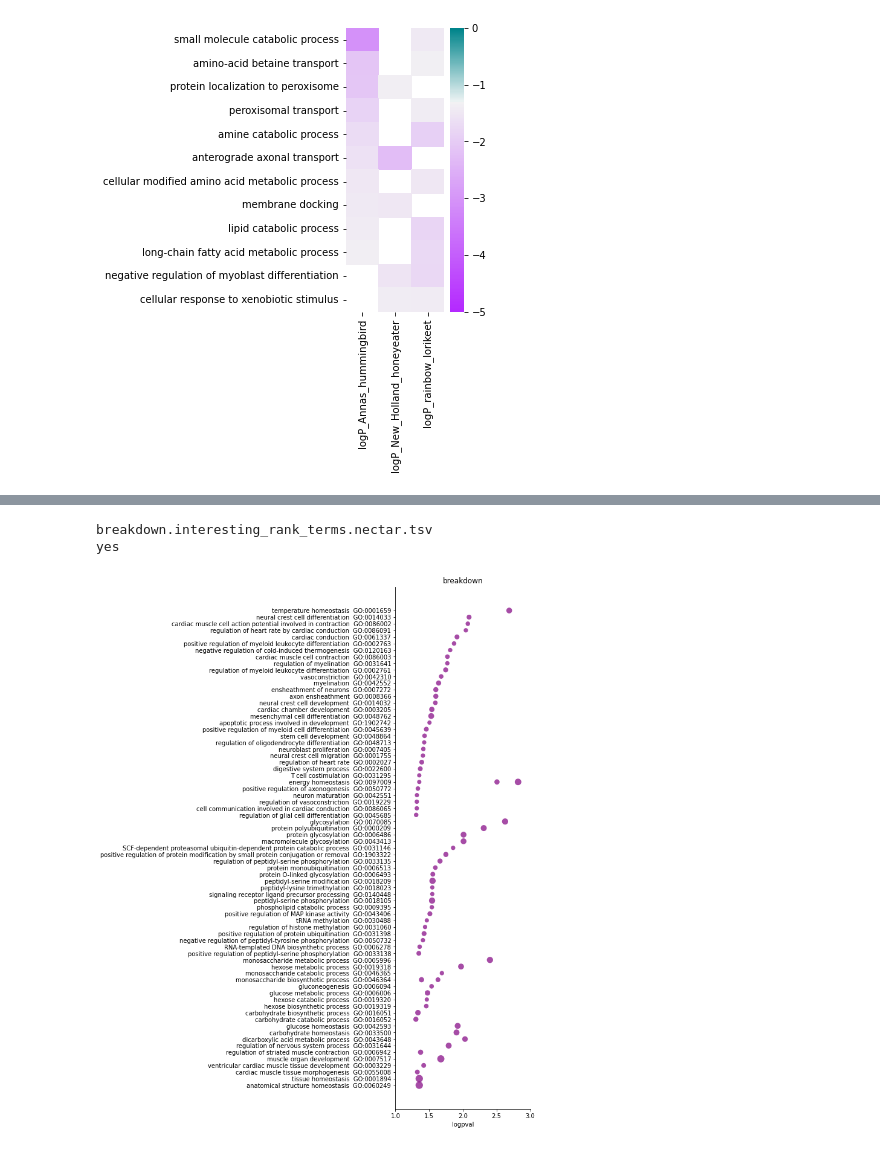
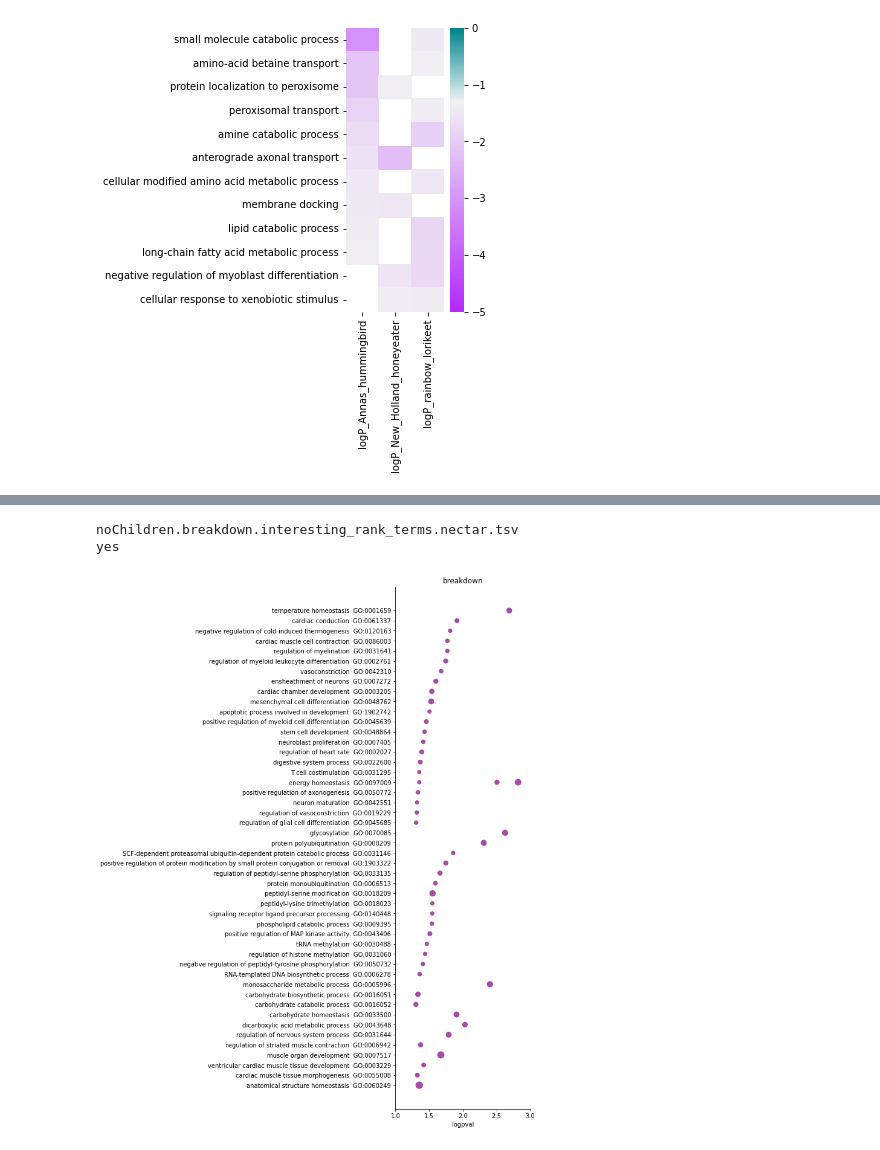
Before and after one commit to osipovarev/absrel, a Jupyter notebook: enrich_go_analysis.ipynb, the cells around one changed output, grey strips where cells are left out. Drawn from its saved outputs; the diff is of its cells as text; code cells hidden in the pictures.

Commit message:
backed up changes from Tue Feb 20 15:38:33 EST 2024 in the project /Users/osipova/Documents/LabDocs/NectarivoryProject/absrel

```diff
--- a/enrich_go_analysis.ipynb
+++ b/enrich_go_analysis.ipynb
@@ -245,7 +245,7 @@ nonzero_dbs = []
 for db in dbs:
 #     file_name = 'PopGen_{}/SF2.go_enrich.1Mb_domain.tsv'.format(db)
 #     file_name = 'represent_GO.rank{}.tsv'.format(db)
-    file_name = 'breakdown.interesting_rank_terms.nectar.tsv'
+    file_name = 'noChildren.breakdown.interesting_rank_terms.nectar.tsv'
     print(file_name)
     file_data = glob(dir_path + file_name)[0]
     df = pd.read_csv(file_data, sep='\t')
@@ -268,35 +268,35 @@ fig, axes = plt.subplots(len(nonzero_dbs), 1, gridspec_kw={'height_ratios': db_r
                          figsize=(4, 20*len(nonzero_dbs)))
 
 c = 'purple'
 min_ratio = 50
 max_ratio = 150
 plims = (1, 3)
 
 i = 0
 for db in nonzero_dbs:
     try:
         axi = axes[i]
     except TypeError:
         axi = axes
 
     dfi = DF_dbs[db]
     sns.scatterplot(ax=axi, data=dfi, x='logpval', y='GOfull', size='ratio',
                     sizes=(min_ratio, max_ratio), color=c, alpha=0.7, linewidth=0)
     axi.set(xlim=plims, ylabel='')
     axi.set_title(db)
     axi.legend([], [], frameon=False)
     i += 1
 
 sns.despine(fig=None, ax=None, left=False, bottom=False, offset=None, trim=False)
 fig.subplots_adjust(bottom=0, top=0.6, wspace=0, hspace=0.6)
 fig.tight_layout()
 
 pdf_name = '.pdf'
 # fig.savefig(pdf_name, bbox_inches='tight')
 # %% [output]
-breakdown.interesting_rank_terms.nectar.tsv
+noChildren.breakdown.interesting_rank_terms.nectar.tsv
 yes
-[figure, old version]
+[figure, new version]
 # %%
 ## Plot GO enrichments for representative GO
 v = 'combined_default_srv_mh'
```
Also changed, not shown: parts of 1 cell of this notebook, 1 other file.
